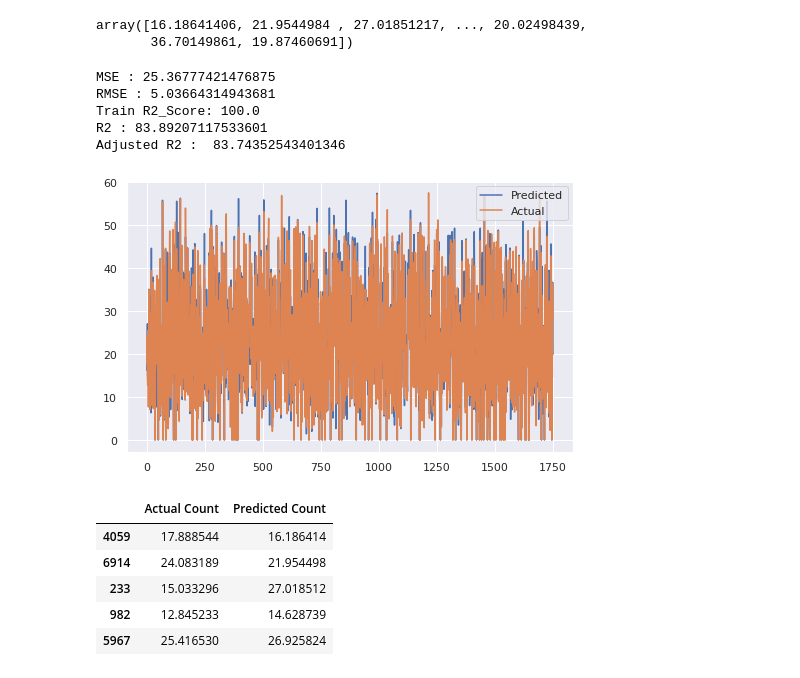
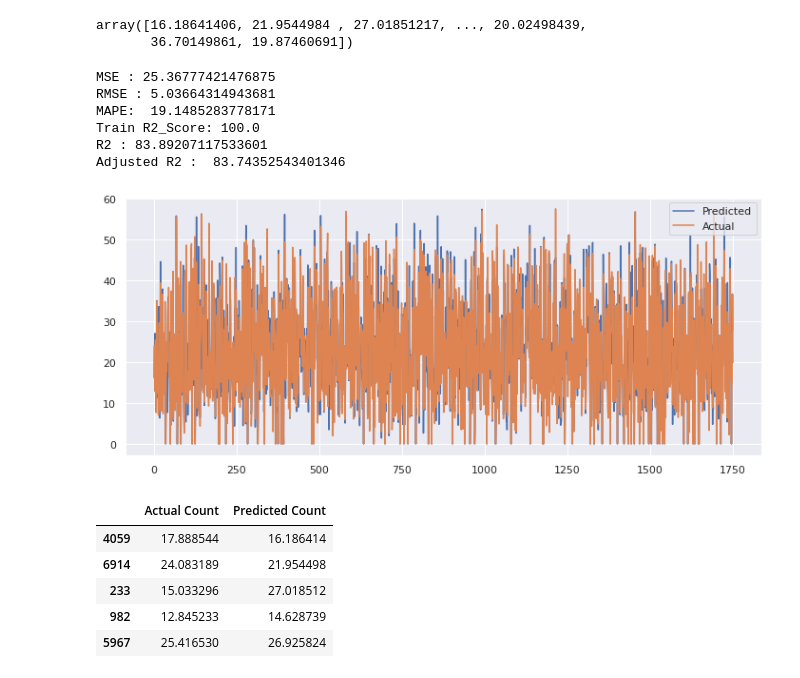
Before and after one commit to handetushar/Bike-Sharing-Demand-Prediction, a Jupyter notebook: Bike_Sharing_Demand_Prediction_Capstone_Project.ipynb, the cells around one changed output. Cells and saved outputs as stored; diff of their text form; code cells hidden in the pictures.

```diff
--- a/Bike_Sharing_Demand_Prediction_Capstone_Project.ipynb
+++ b/Bike_Sharing_Demand_Prediction_Capstone_Project.ipynb
@@ -1059,6 +1103,9 @@ print("\033[1mMSE\033[0m :" , MSE)
 RMSE_dt = np.sqrt(MSE)
 print("\033[1mRMSE\033[0m :" ,RMSE_dt)
 
+MAPE_dt= mean_absolute_percentage_error(y_test, y_pred_dt)
+print("\033[1mMAPE\033[0m: ",MAPE_dt)
+
 print(f'\033[1mTrain R2_Score\033[0m: {dt_train_score}')
 
 r2_dt = r2_score((y_test), (y_pred_dt))*100
@@ -1067,18 +1114,19 @@ print("\033[1mAdjusted R2\033[0m : ",(1-(1-r2_score((y_test), (y_pred_dt)))*((X_
 # %% [output]
 MSE : 25.36777421476875
 RMSE : 5.03664314943681
+MAPE:  19.1485283778171
 Train R2_Score: 100.0
 R2 : 83.89207117533601
 Adjusted R2 :  83.74352543401346
 # %%
 #Check performance of the model through plot.
-plt.figure(figsize=(8,5))
+plt.figure(figsize=(12,5))
 plt.plot((y_pred_dt))
 plt.plot((np.array(y_test)))
 plt.legend(["Predicted","Actual"])
 plt.show()
 # %% [output]
-[figure, old version]
+[figure, new version]
 # %%
 #Compairing predicted data with original data.
 test_df['Predicted Count'] = y_pred_dt
```
Also changed, not shown: parts of 30 cells of this notebook.
